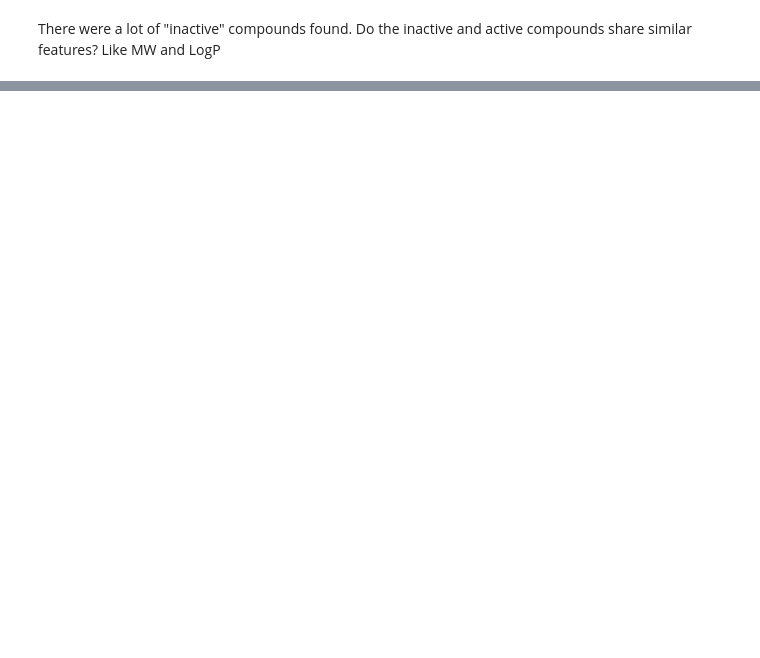
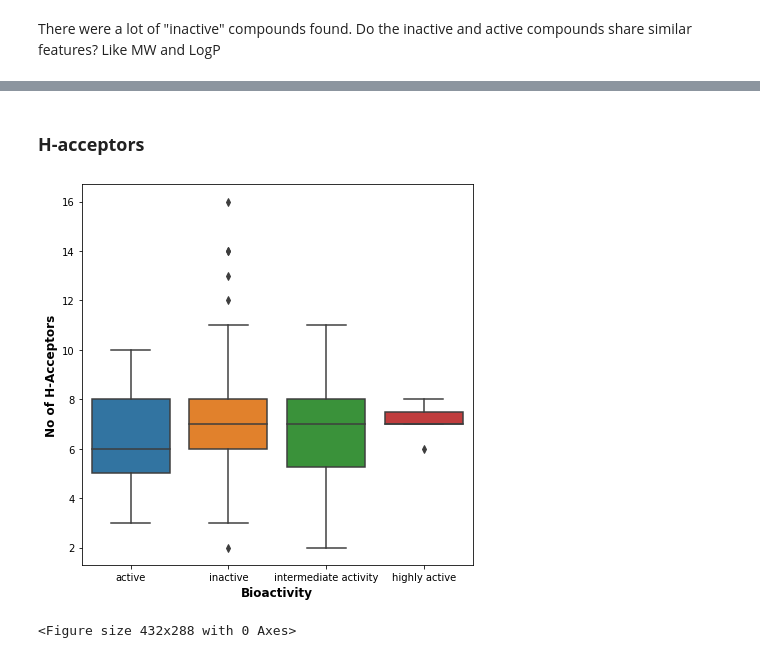
Before and after one commit to muyonaise/los_proyectos, a Jupyter notebook: AP2_associated_protein_kinase_1_inhibitors.ipynb, the cells around one changed output, grey strips where cells are left out. Cells and saved outputs as stored; diff of their text form; code cells hidden in the pictures; blank space fills up the shorter version.

```diff
--- a/AP2_associated_protein_kinase_1_inhibitors.ipynb
+++ b/AP2_associated_protein_kinase_1_inhibitors.ipynb
@@ -456,0 +479,14 @@ plt.legend(bbox_to_anchor=(1,1), loc=2)
+# %% [markdown]
+### **H-acceptors**
+# %%
+plt.figure(figsize=(7,7))
+
+sbn.boxplot(x='bioactivity', y='No_H-Acceptors', data=combined_info)
+
+plt.xlabel('Bioactivity', fontsize=12, fontweight='bold')
+plt.ylabel('No of H-Acceptors', fontsize=12, fontweight='bold')
+plt.show()
+#plt.savefig('distr_H-acceptors.png')
+# %% [output]
+[figure, added]
+<Figure size 432x288 with 0 Axes>
```
Also changed, not shown: parts of 27 cells of this notebook.
